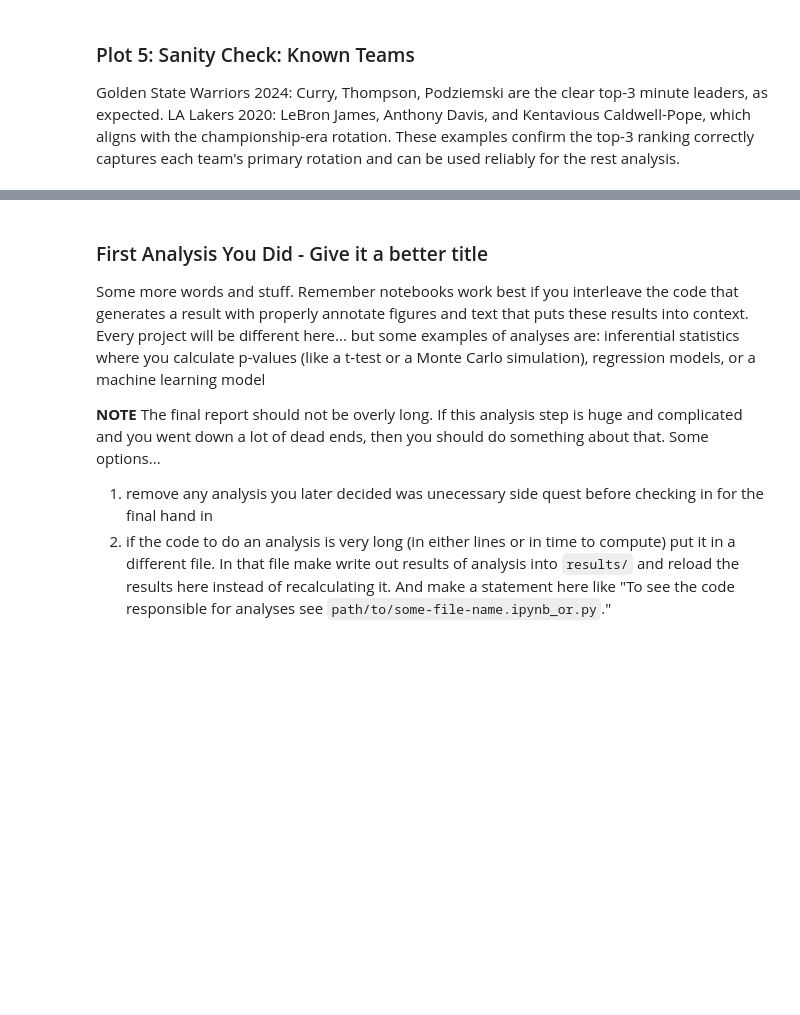
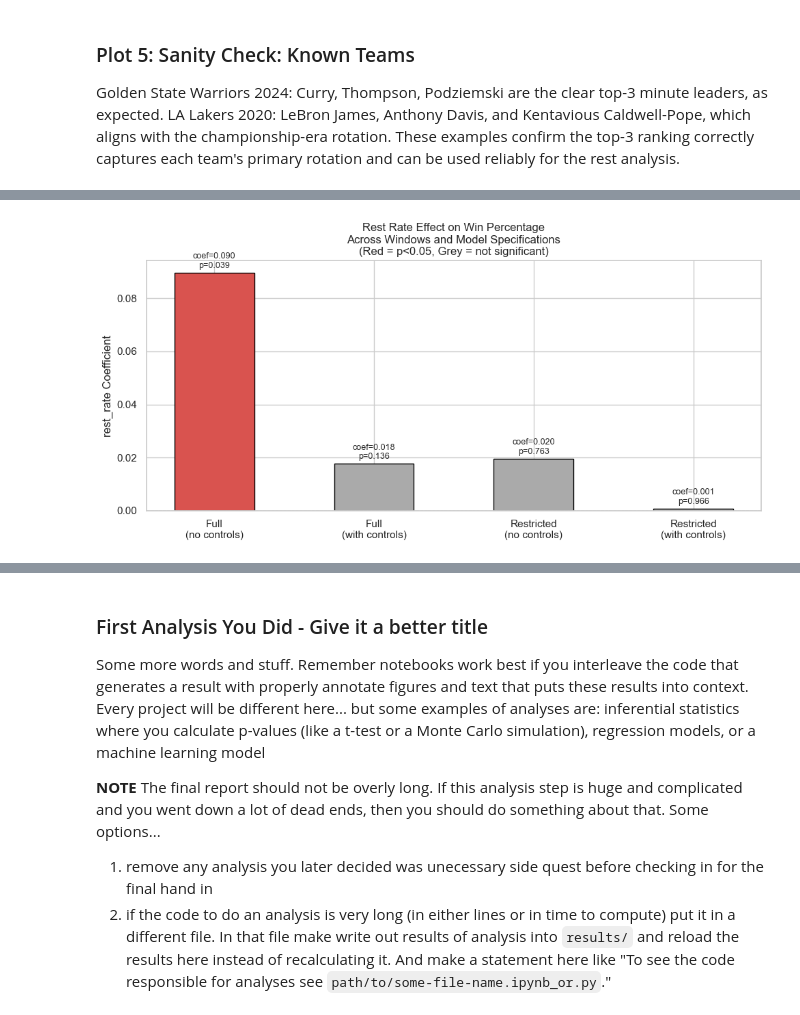
Before and after one commit to COGS108/Group-SP26-082, a Jupyter notebook: 03-FinalProject.ipynb, the cells around one changed output, grey strips where cells are left out. Saved outputs shown, nothing was run; the diff lists cells and outputs as text; code cells hidden in the pictures; blank space fills up the shorter version.

```diff
--- a/03-FinalProject.ipynb
+++ b/03-FinalProject.ipynb
@@ -1151,0 +1605,64 @@ Golden State Warriors 2024: Curry, Thompson, Podziemski are the clear top-3 minu
+# %%
+# ================================================================
+# EXPERIMENT 2: OLS Regression — Primary Research Question
+# ================================================================
+from statsmodels.formula.api import ols
+
+# Run on both windows for consistency
+for label, data in [('Full window (2018-2025)', analysis),
+                    ('Restricted window (2021-2025)', analysis_restricted)]:
+
+    print(f"\n{'='*60}")
+    print(f"{label}  n={len(data)}")
+    print('='*60)
+
+    # Model A: no controls
+    A = ols('win_pct ~ rest_rate', data=data).fit()
+
+    # Model B: with controls
+    B = ols('win_pct ~ rest_rate + srs + roster_age', data=data).fit()
+
+    # Model C: playoff seed with controls
+    C = ols('playoff_seed ~ rest_rate + srs + roster_age', data=data).fit()
+
+    print(f"\nModel A — win_pct ~ rest_rate only:")
+    print(f"  R²={A.rsquared:.4f}  |  rest_rate coef={A.params['rest_rate']:.4f}  |  p={A.pvalues['rest_rate']:.4f}")
+
+    print(f"\nModel B — win_pct ~ rest_rate + srs + roster_age:")
+    print(f"  R²={B.rsquared:.4f}  |  rest_rate coef={B.params['rest_rate']:.4f}  |  p={B.pvalues['rest_rate']:.4f}")
+    print(f"  srs coef={B.params['srs']:.4f}  p={B.pvalues['srs']:.4f}")
+    print(f"  roster_age coef={B.params['roster_age']:.4f}  p={B.pvalues['roster_age']:.4f}")
+
+    print(f"\nModel C — playoff_seed ~ rest_rate + srs + roster_age:")
+    print(f"  R²={C.rsquared:.4f}  |  rest_rate coef={C.params['rest_rate']:.4f}  |  p={C.pvalues['rest_rate']:.4f}")
+    print(f"  srs coef={C.params['srs']:.4f}  p={C.pvalues['srs']:.4f}")
+
+# Visual: compare rest_rate coefficient before and after controls (restricted window)
+B_full = ols('win_pct ~ rest_rate + srs + roster_age', data=analysis).fit()
+B_rest = ols('win_pct ~ rest_rate + srs + roster_age', data=analysis_restricted).fit()
+A_full = ols('win_pct ~ rest_rate', data=analysis).fit()
+A_rest = ols('win_pct ~ rest_rate', data=analysis_restricted).fit()
+
+fig, ax = plt.subplots(figsize=(10, 5))
+labels  = ['Full\n(no controls)', 'Full\n(with controls)',
+           'Restricted\n(no controls)', 'Restricted\n(with controls)']
+coefs   = [A_full.params['rest_rate'], B_full.params['rest_rate'],
+           A_rest.params['rest_rate'],  B_rest.params['rest_rate']]
+pvals   = [A_full.pvalues['rest_rate'], B_full.pvalues['rest_rate'],
+           A_rest.pvalues['rest_rate'],  B_rest.pvalues['rest_rate']]
+colors  = ['#d9534f' if p < 0.05 else '#aaaaaa' for p in pvals]
+
+bars = ax.bar(labels, coefs, color=colors, edgecolor='black', width=0.5)
+ax.axhline(0, color='black', linewidth=0.8, linestyle='--')
+ax.set_ylabel('rest_rate Coefficient')
+ax.set_title('Rest Rate Effect on Win Percentage\nAcross Windows and Model Specifications\n(Red = p<0.05, Grey = not significant)')
+
+for bar, coef, p in zip(bars, coefs, pvals):
+    ax.text(bar.get_x() + bar.get_width()/2,
+            bar.get_height() + 0.001,
+            f'coef={coef:.3f}\np={p:.3f}',
+            ha='center', va='bottom', fontsize=9)
+
+plt.tight_layout()
+plt.show()
+# %% [output]
@@ -1151,0 +1686 @@ Golden State Warriors 2024: Curry, Thompson, Podziemski are the clear top-3 minu
+[figure, added]
```
Also changed, not shown: parts of 40 cells of this notebook.
